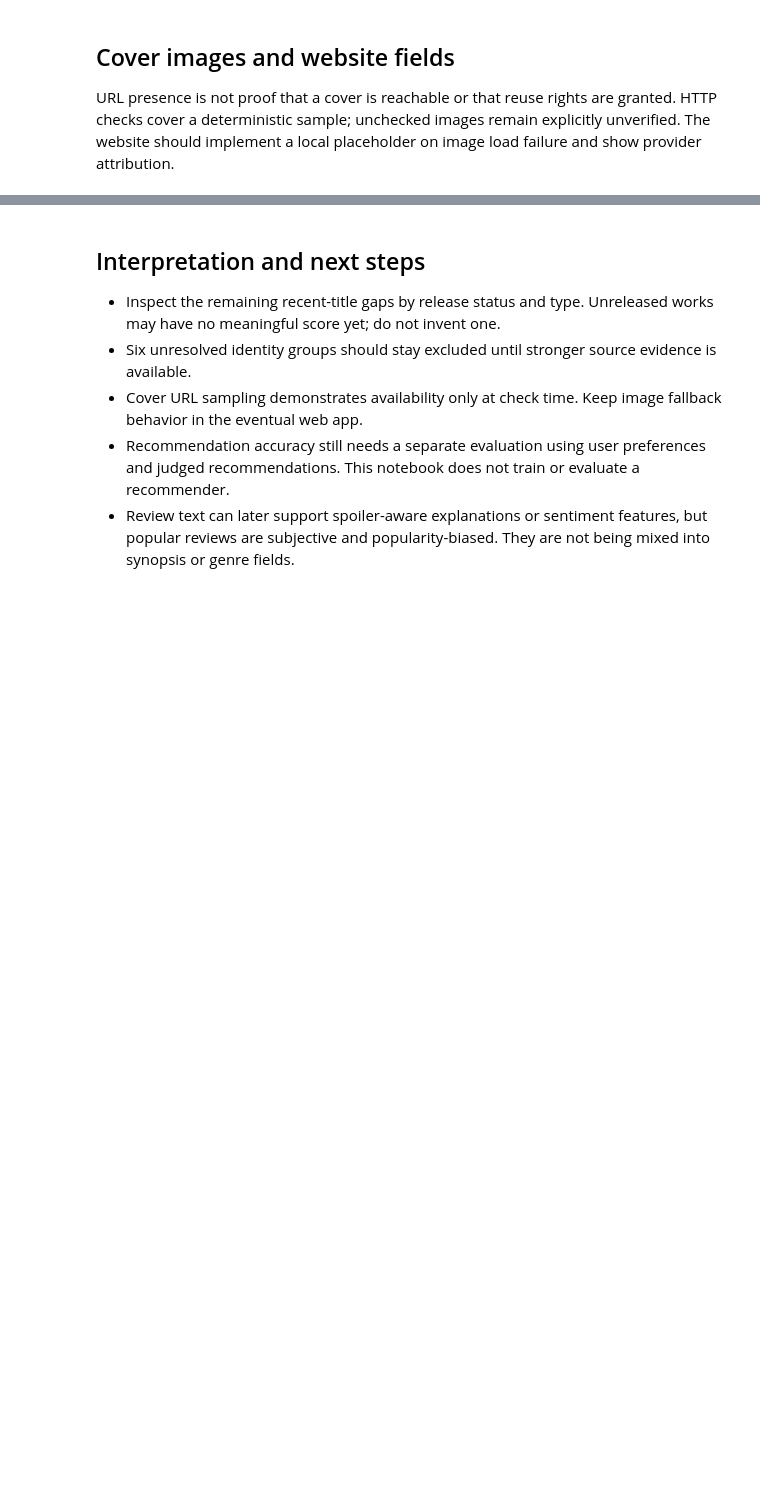
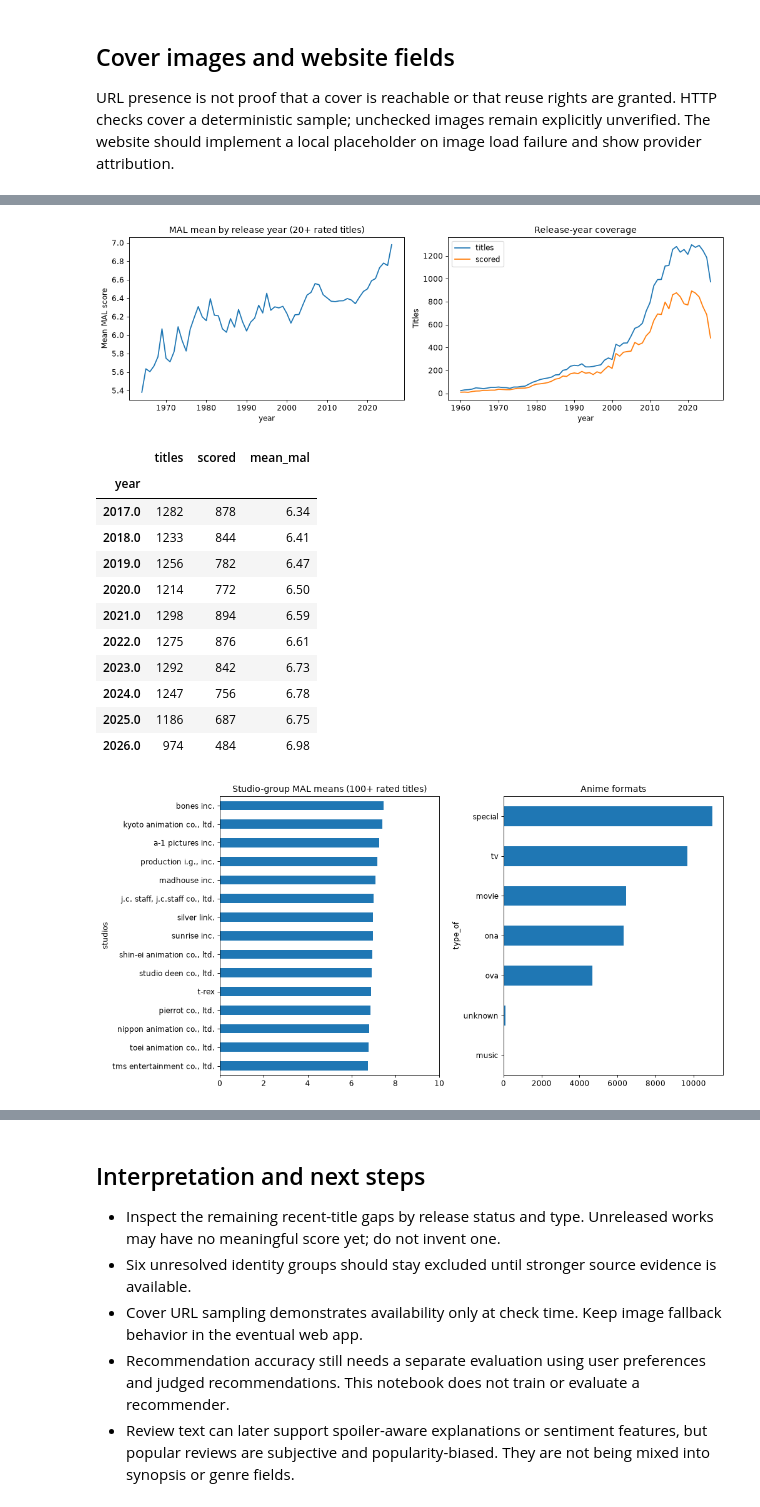
Before and after one commit to BrendenBrahier/anime-recommender, a Jupyter notebook: notebooks/EDA.ipynb, the cells around one changed output, grey strips where cells are left out. Drawn from its saved outputs; the diff is of its cells as text; code cells hidden in the pictures; blank space fills up the shorter version.

```diff
--- a/notebooks/EDA.ipynb
+++ b/notebooks/EDA.ipynb
@@ -93,0 +330,27 @@ print('Website export verified:', len(web), 'records')
+# %%
+year_stats=mal[mal.year.between(1960,2026)].groupby('year').agg(titles=('anime_id','size'),scored=('mal_score','count'),mean_mal=('mal_score','mean'))
+fig,axes=plt.subplots(1,2,figsize=(12,4))
+year_stats.loc[year_stats.scored.ge(20),'mean_mal'].plot(ax=axes[0],title='MAL mean by release year (20+ rated titles)',ylabel='Mean MAL score')
+year_stats[['titles','scored']].plot(ax=axes[1],title='Release-year coverage',ylabel='Titles')
+plt.tight_layout(); plt.show(); display(year_stats.tail(10).round(2))
+studio_rows=mal[mal.studios.fillna('').str.strip().ne('')]
+studio_stats=studio_rows.groupby('studios').agg(titles=('anime_id','size'),scored=('mal_score','count'),mean_mal=('mal_score','mean'))
+fig,axes=plt.subplots(1,2,figsize=(12,6))
+studio_stats[studio_stats.scored.ge(100)].nlargest(15,'mean_mal').sort_values('mean_mal').mean_mal.plot.barh(ax=axes[0],title='Studio-group MAL means (100+ rated titles)',xlim=(0,10))
+anime.type_of.fillna('unknown').value_counts().sort_values().plot.barh(ax=axes[1],title='Anime formats')
+plt.tight_layout(); plt.show()
+# %% [output]
+[figure, added]
+|  | titles | scored | mean_mal |
+| year |  |  |  |
+| 2017.0 | 1282 | 878 | 6.34 |
+| 2018.0 | 1233 | 844 | 6.41 |
+| 2019.0 | 1256 | 782 | 6.47 |
+| 2020.0 | 1214 | 772 | 6.50 |
+| 2021.0 | 1298 | 894 | 6.59 |
+| 2022.0 | 1275 | 876 | 6.61 |
+| 2023.0 | 1292 | 842 | 6.73 |
+| 2024.0 | 1247 | 756 | 6.78 |
+| 2025.0 | 1186 | 687 | 6.75 |
+| 2026.0 | 974 | 484 | 6.98 |
+[figure, added]
```
Also changed, not shown: parts of 24 cells of this notebook, 1 other file.
